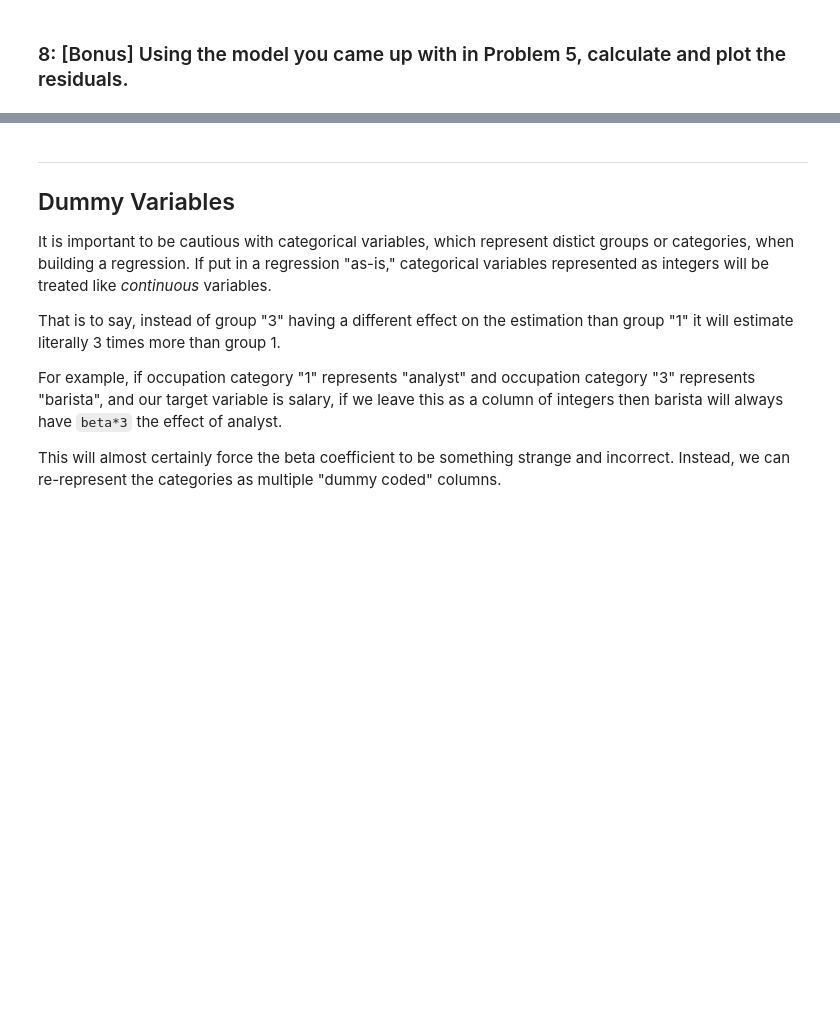
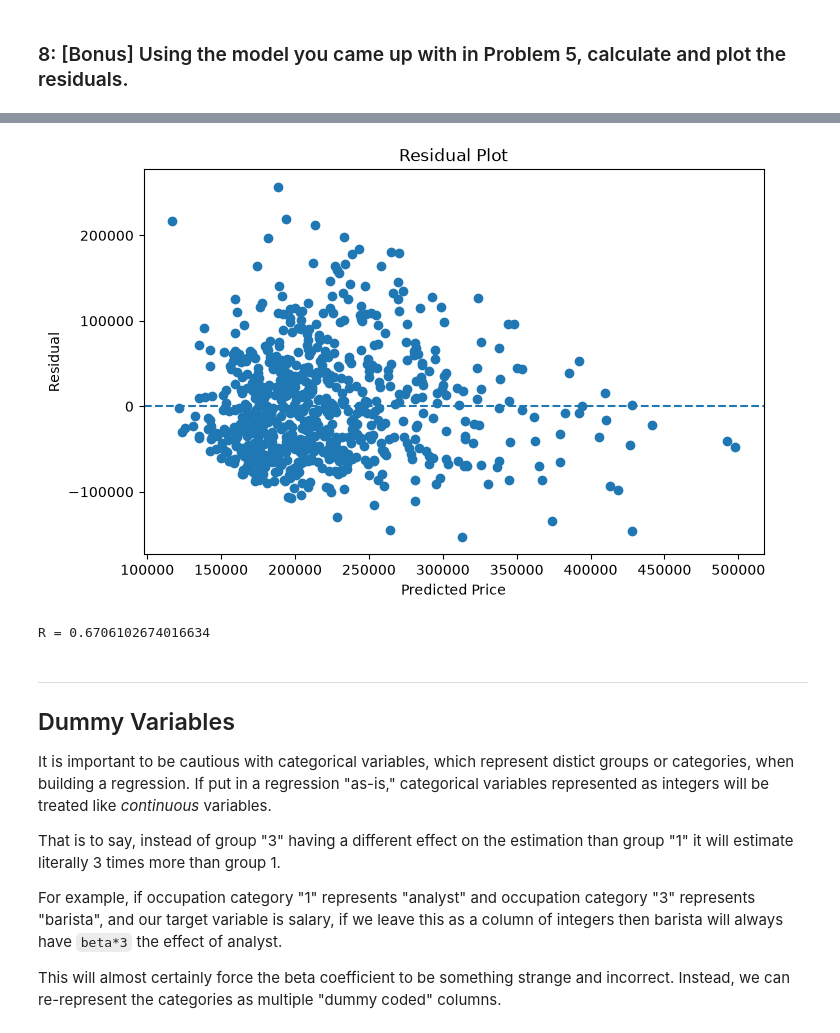
Before and after one commit to ntf0/labs_projects, a Jupyter notebook: labs/Regression/6.4.E1 Exercise regression.ipynb, the cells around one changed output, grey strips where cells are left out. Drawn from its saved outputs; the diff is of its cells as text; code cells hidden in the pictures; blank space fills up the shorter version.

```diff
--- a/labs/Regression/6.4.E1 Exercise regression.ipynb
+++ b/labs/Regression/6.4.E1 Exercise regression.ipynb
@@ -144,3 +303,17 @@ Your function should take in `x` and `y`, then use the above summary statistics
 
 - **Test your function on price and the variable you determined was the best predictor in Problem 4.**
 - **Report the slope and intercept.**
+# %%
+def slr(X,y):
+    averageX = X.mean()
+    averageY = y.mean()
+    standardD_X = X.std()
+    standardD_Y = y.std()
+    r = X.corr(y)
+    B1 = r * (standardD_Y / standardD_X)
+    B0 = averageY-B1*averageX
+    return B0, B1
+# %%
+X= housing['sq__ft']
+y=housing['price']
+slr(X,y)
@@ -147,2 +322,6 @@ Your function should take in `x` and `y`, then use the above summary statistics
 # %% [markdown]
 ### 6. Interpret the intercept and the slope.
+# %%
+B0,B1 = slr(X,y)
+print("Intercept:", B0)
+print("Slope:", B1)
@@ -153,2 +346,9 @@ Your function should take in `x` and `y`, then use the above summary statistics
 # %% [markdown]
 ### 8: [Bonus] Using the model you came up with in Problem 5, calculate and plot the residuals.
+# %%
+y_pred = B0 + B1 * X
+
+residuals = y - y_pred
+
+print("\nFirst residuals:")
+print(residuals.head())
@@ -154,0 +363,23 @@ Your function should take in `x` and `y`, then use the above summary statistics
+# %%
+plt.figure(figsize=(8, 5))
+
+plt.scatter(y_pred, residuals)
+plt.axhline(y=0, linestyle='--')
+
+plt.xlabel('Predicted Price')
+plt.ylabel('Residual')
+plt.title('Residual Plot')
+
+plt.show()
+# %% [output]
+[figure, added]
+# %%
+SS_res = ((y - y_pred) ** 2).sum()
+SS_tot = ((y - y.mean()) ** 2).sum()
+
+# R-squared
+R2 = 1 - (SS_res / SS_tot)
+
+print("R =", R2**0.5)
+# %% [output]
+R = 0.6706102674016634
```
Also changed, not shown: parts of 46 cells of this notebook, 1 other file.
